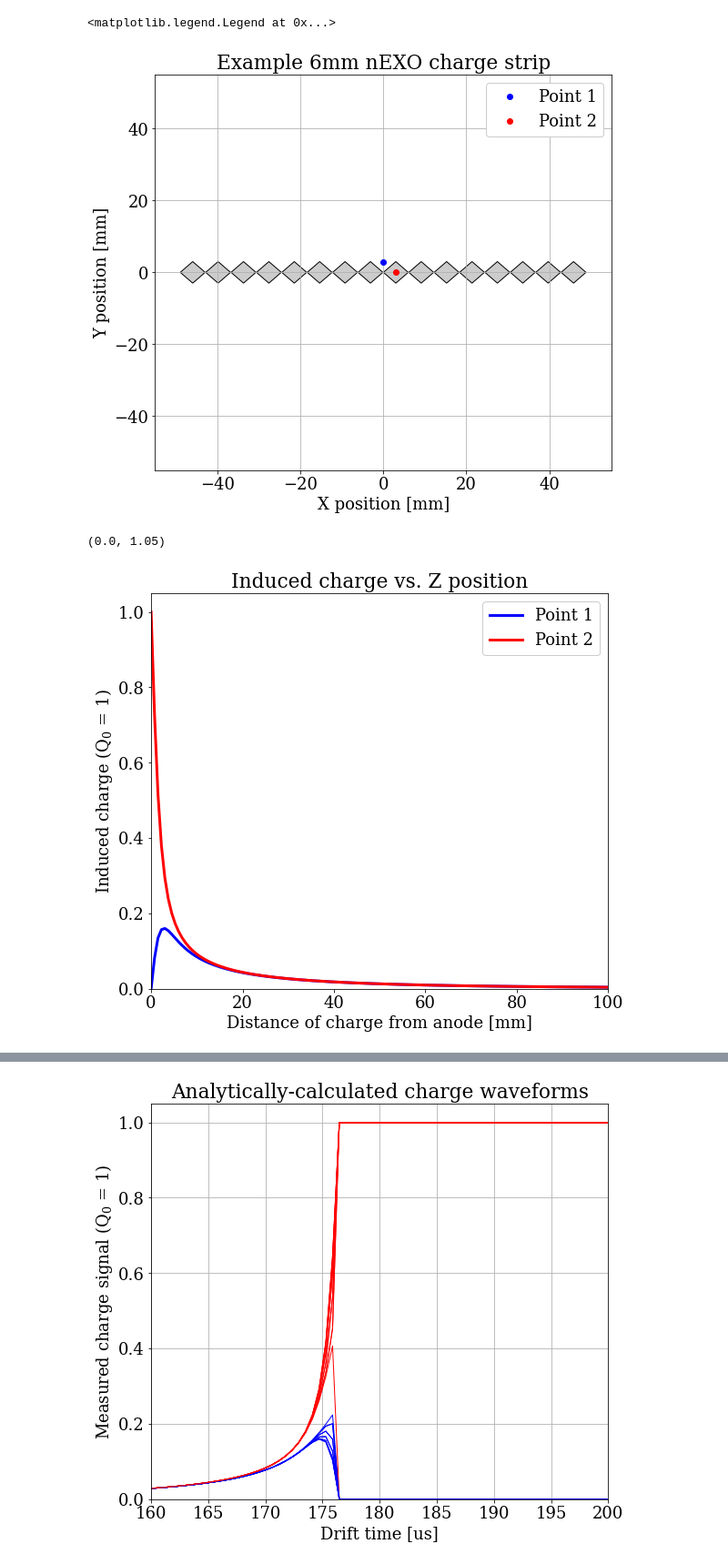
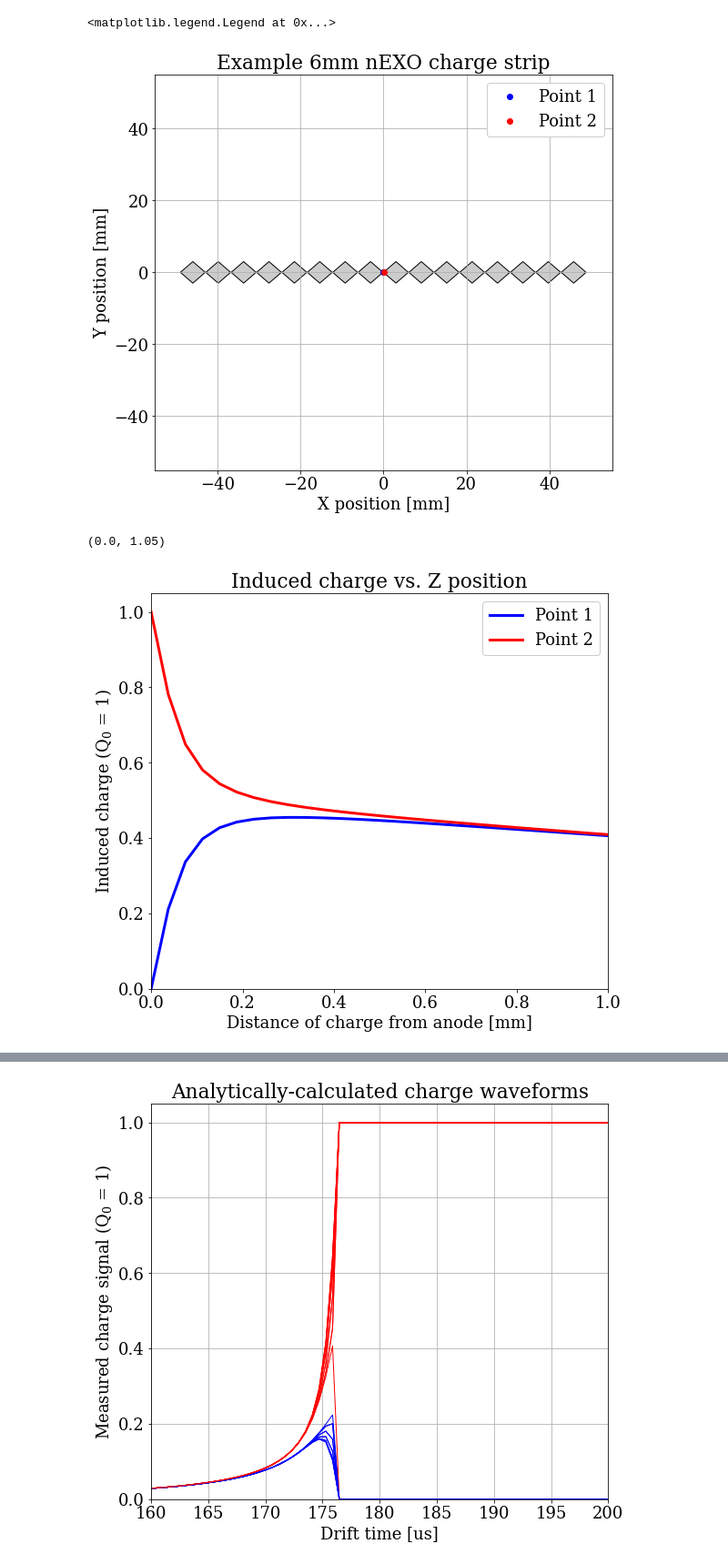
Before and after one commit to bglenardo/CurrentAndChargeSignalCalculator, a Jupyter notebook: Example Notebook.ipynb, the cells around one changed output, grey strips where cells are left out. Shown: that part at 91% size. Drawn from its saved outputs; the diff is of its cells as text; code cells hidden in the pictures.

```diff
--- a/Example Notebook.ipynb
+++ b/Example Notebook.ipynb
@@ -16,8 +16,8 @@ padGap = 0.085 #mm gap between pads, normal distance between two edges shrinks t
 
 SignalCalculator.DrawStrip(padSize, numPads, padGap)
 
-pt1 = (0., 3., 300.) # (x,y,z) coordinates of ionization event, given in mm
-pt2 = (3., 0., 300.) # (x,y,z) coordinates of ionization event, given in mm
+pt1 = (0., .1, 300.) # (x,y,z) coordinates of ionization event, given in mm
+pt2 = (.1, 0., 300.) # (x,y,z) coordinates of ionization event, given in mm
 
 plt.plot(pt1[0],pt1[1],'ob',label='Point 1')
 plt.plot(pt2[0],pt2[1],'or',label='Point 2')
@@ -28,43 +28,43 @@ plt.grid()
 plt.legend(framealpha=1.)
 # %% [output]
 <matplotlib.legend.Legend at 0x...>
-[figure, old version]
+[figure, new version]
 # %%
 Q = 1. # Assume a unit charge
 
-n_zsteps = 400
+n_zsteps = 8000
 
 pt1_z_steps = np.linspace( 0., pt1[2], n_zsteps)
 pt2_z_steps = np.linspace( 0., pt2[2], n_zsteps)
 
 pt1_charge_vs_z = np.zeros(n_zsteps)
 pt2_charge_vs_z = np.zeros(n_zsteps)
 
 
 for i in range(n_zsteps):
 
     pt1_charge_vs_z[i] = SignalCalculator.InducedChargeNEXOStrip( 1., \
                                                                     pt1[0], pt1[1], \
                                                                     pt1_z_steps[i], \
                                                                     padSize=6.)
     pt2_charge_vs_z[i] = SignalCalculator.InducedChargeNEXOStrip( 1., \
                                                                     pt2[0], pt2[1], \
                                                                     pt2_z_steps[i], \
                                                                     padSize=6.)
 
 
 plt.plot(pt1_z_steps,pt1_charge_vs_z,'-b',linewidth=3,label='Point 1')
 plt.plot(pt2_z_steps,pt2_charge_vs_z,'-r',linewidth=3,label='Point 2')
 
 plt.xlabel('Distance of charge from anode [mm]')
 plt.ylabel(r'Induced charge (Q$_0$ = 1)')
 plt.title('Induced charge vs. Z position')
 plt.legend(framealpha=1.)
-plt.xlim(0.,100.)
+plt.xlim(0.,1.)
 plt.ylim(0.0,1.05)
 # %% [output]
 (0.0, 1.05)
-[figure, old version]
+[figure, new version]
 # %%
 plt.title('Analytically-calculated charge waveforms')
 
```
Also changed, not shown: parts of 2 cells of this notebook.
